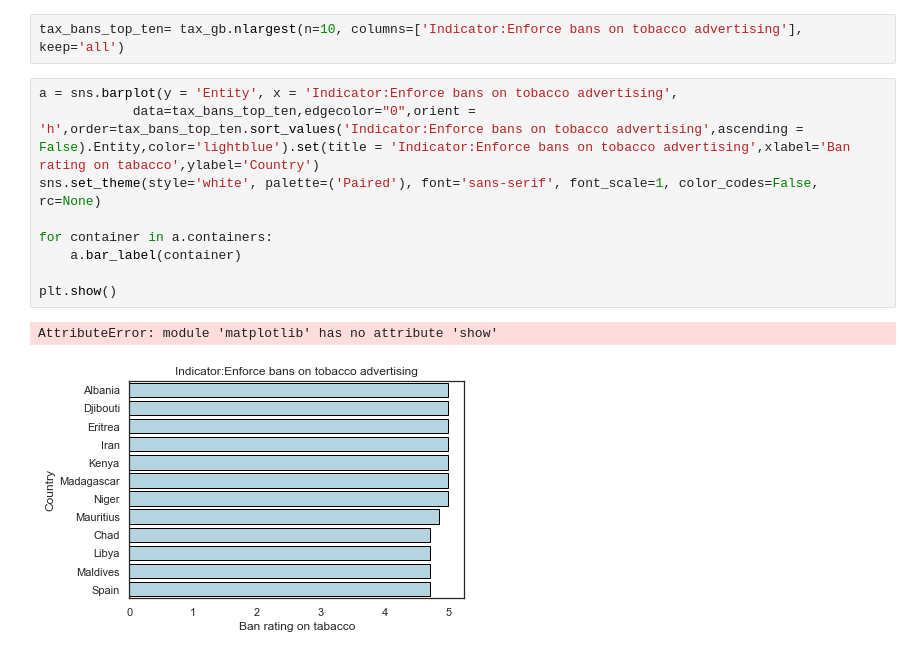
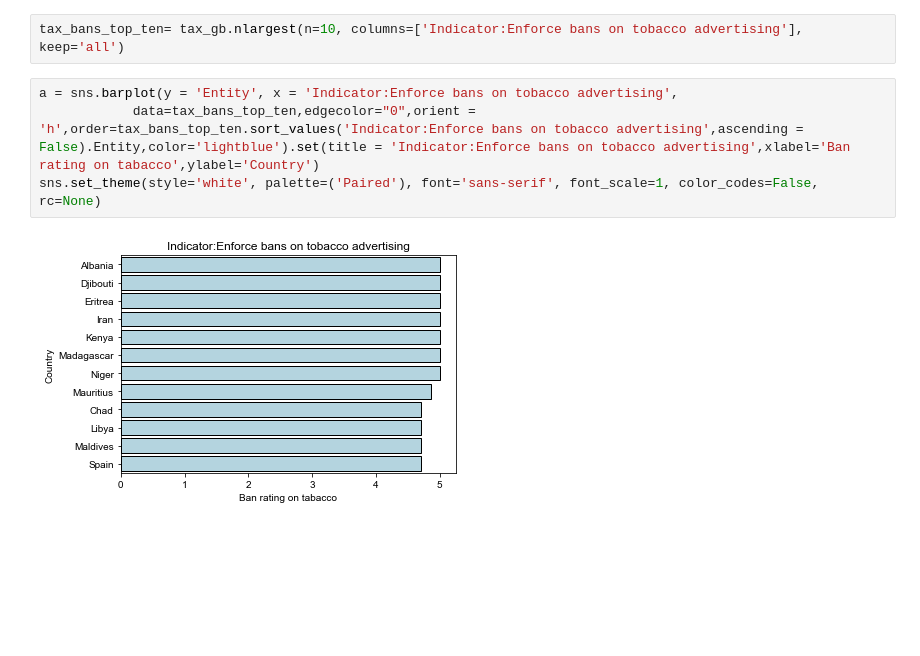
Before and after one commit to AKCase1993/Capstone-NSS-DA7, a Jupyter notebook: notebook/Countries.ipynb, the cells around one changed output. Drawn from its saved outputs; the diff is of its cells as text; blank space fills up the shorter version.

```diff
--- a/notebook/Countries.ipynb
+++ b/notebook/Countries.ipynb
@@ -151,12 +164,6 @@ tax_bans_top_ten= tax_gb.nlargest(n=10, columns=['Indicator:Enforce bans on toba
 # %%
 a = sns.barplot(y = 'Entity', x = 'Indicator:Enforce bans on tobacco advertising',
             data=tax_bans_top_ten,edgecolor="0",orient = 'h',order=tax_bans_top_ten.sort_values('Indicator:Enforce bans on tobacco advertising',ascending = False).Entity,color='lightblue').set(title = 'Indicator:Enforce bans on tobacco advertising',xlabel='Ban rating on tabacco',ylabel='Country')
 sns.set_theme(style='white', palette=('Paired'), font='sans-serif', font_scale=1, color_codes=False, rc=None)
-
-for container in a.containers:
-    a.bar_label(container)
-
-plt.show()
 # %% [output]
-AttributeError: module 'matplotlib' has no attribute 'show'
-[figure, old version]
+[figure, new version]
```
Also changed, not shown: parts of 7 cells of this notebook, 5 other files.
